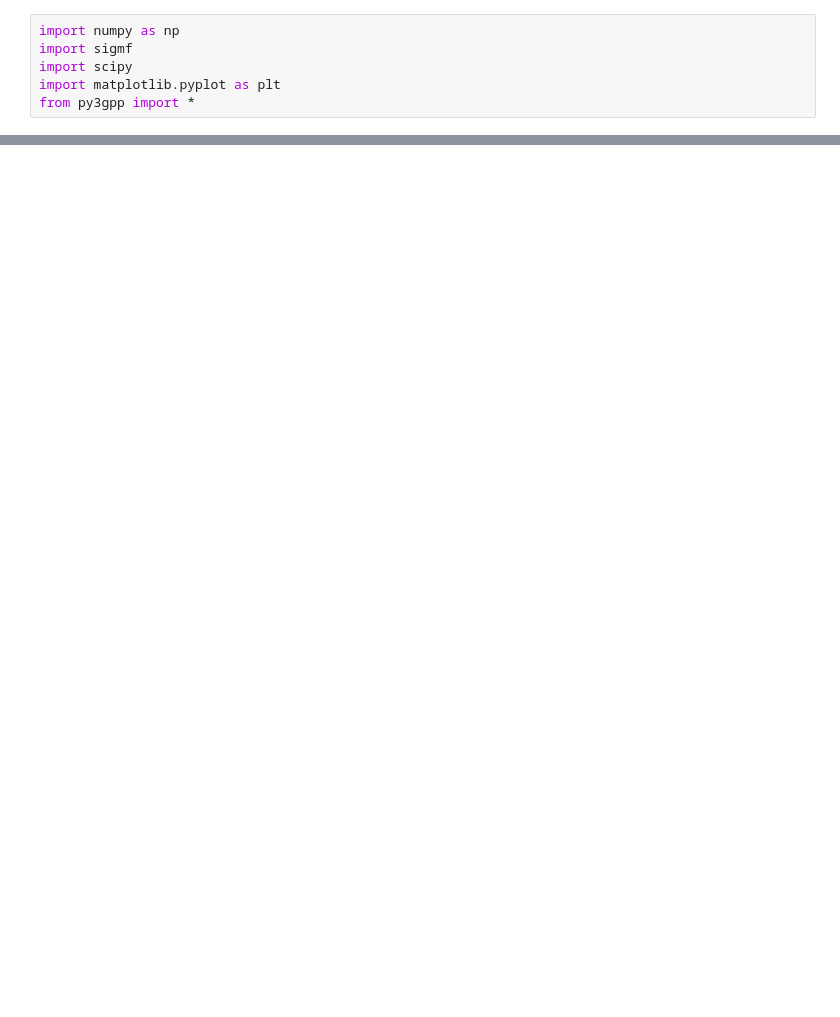
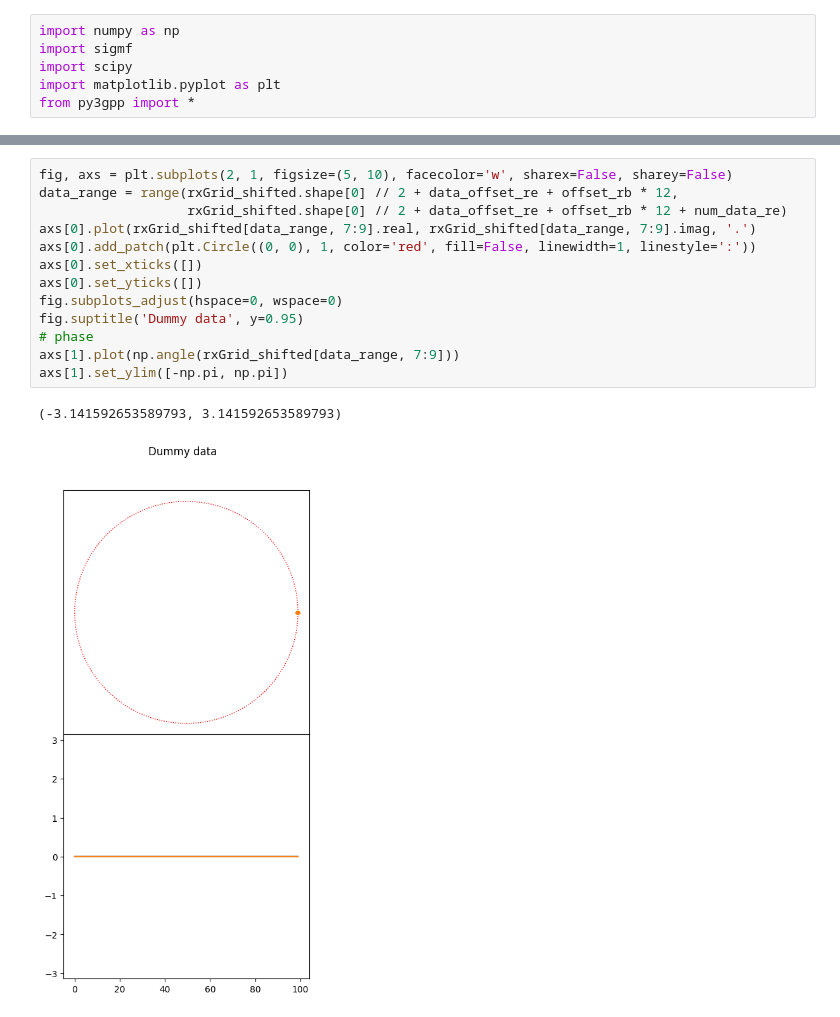
Before and after one commit to catkira/5G_experiments, a Jupyter notebook: phase_comp.ipynb, the cells around one changed output, grey strips where cells are left out. Cells and saved outputs as stored; diff of their text form; blank space fills up the shorter version.

```diff
--- a/phase_comp.ipynb
+++ b/phase_comp.ipynb
@@ -161,0 +145,16 @@ axs[1].set_ylim([-np.pi, np.pi])
+# %%
+fig, axs = plt.subplots(2, 1, figsize=(5, 10), facecolor='w', sharex=False, sharey=False)
+data_range = range(rxGrid_shifted.shape[0] // 2 + data_offset_re + offset_rb * 12,
+                   rxGrid_shifted.shape[0] // 2 + data_offset_re + offset_rb * 12 + num_data_re)
+axs[0].plot(rxGrid_shifted[data_range, 7:9].real, rxGrid_shifted[data_range, 7:9].imag, '.')
+axs[0].add_patch(plt.Circle((0, 0), 1, color='red', fill=False, linewidth=1, linestyle=':'))
+axs[0].set_xticks([])
+axs[0].set_yticks([])
+fig.subplots_adjust(hspace=0, wspace=0)
+fig.suptitle('Dummy data', y=0.95)
+# phase
+axs[1].plot(np.angle(rxGrid_shifted[data_range, 7:9]))
+axs[1].set_ylim([-np.pi, np.pi])
+# %% [output]
+(-3.141592653589793, 3.141592653589793)
+[figure, added]
```
Also changed, not shown: parts of 11 cells of this notebook.
